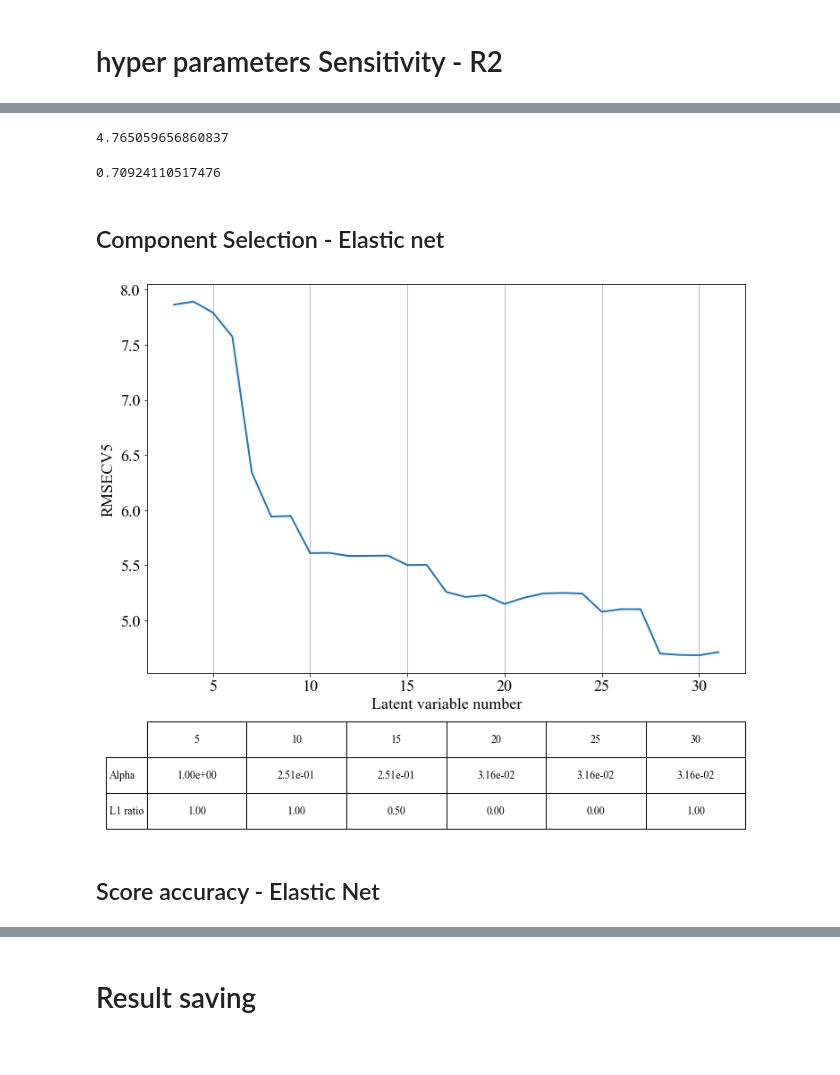
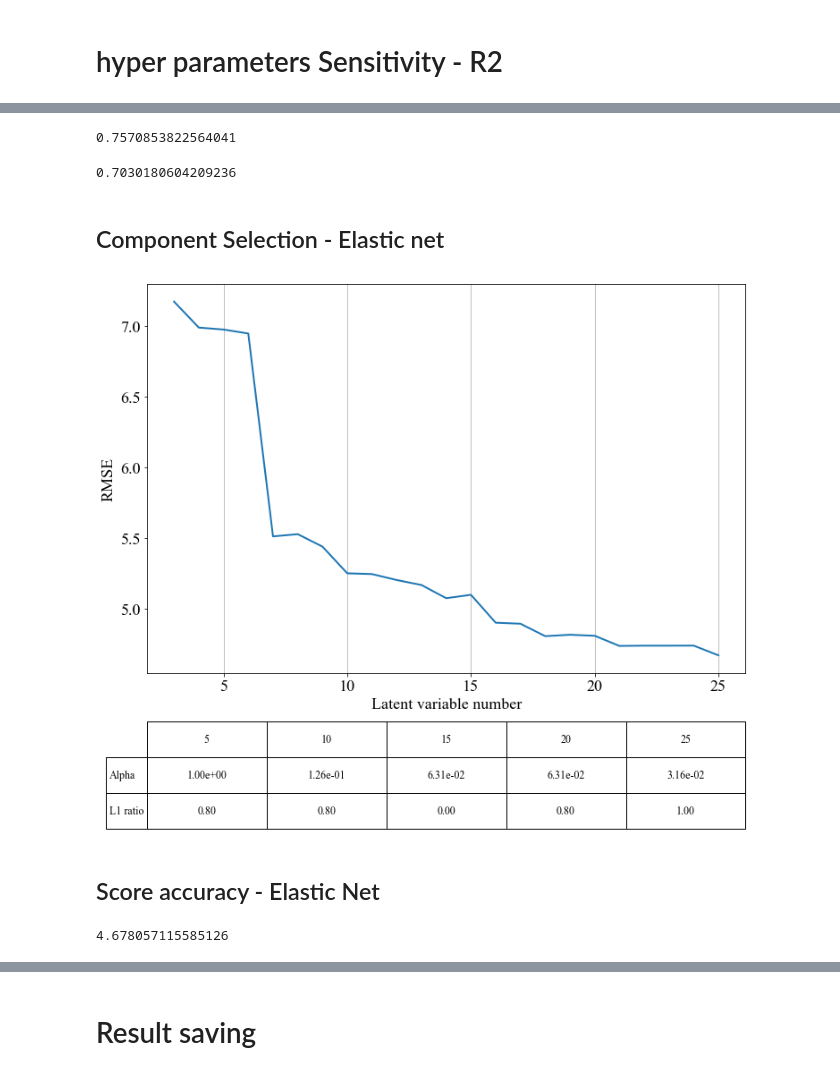
Before and after one commit to rudloffl/open-nirs, a Jupyter notebook: notebooks/C1 - regression elasticnet.ipynb, the cells around one changed output, grey strips where cells are left out. Cells and saved outputs as stored; diff of their text form; code cells hidden in the pictures.

Commit message:
RMSECV replaced by RMSE

```diff
--- a/notebooks/C1 - regression elasticnet.ipynb
+++ b/notebooks/C1 - regression elasticnet.ipynb
@@ -371,0 +379,12 @@ predsrmse = cross_val_predict(elnet, Xtrans, spectra['target'], cv=kf)
+# %%
+# RMSE TEST SCORE
+
+#Fit with best parameters
+Xtranstest = pipe1.transform(X_test)
+elnet = ElasticNet(random_state=0, max_iter=10000, **gridrmse.best_params_)
+elnet.fit(Xtrans, y_train)
+
+
+# Prediction on test set
+preds_test = elnet.predict(Xtranstest)
+(mean_squared_error(preds_test, y_test))**.5
@@ -379,7 +400,7 @@ param_grid = dict(alpha=alpha_range, l1_ratio=l1_ratio_range)
 elnet = ElasticNet(random_state=0)
 
 gridr2 = GridSearchCV(elnet, param_grid=param_grid, cv=kf, n_jobs=-2, scoring='r2') #'neg_mean_squared_error'
-gridr2.fit(Xtrans, spectra['target'])
+gridr2.fit(Xtrans, y_train)
 # %% [output]
 GridSearchCV(cv=KFold(n_splits=5, random_state=47, shuffle=False),
        error_score='raise',
@@ -419,13 +440,24 @@ plt.show()
 # %%
+# R2 CV train set
+
 elnet = ElasticNet(random_state=0, max_iter=10000, **gridr2.best_params_)
-predsr2 = cross_val_predict(elnet, Xtrans, spectra['target'], cv=kf)
-(mean_squared_error(preds, spectra['target']))**.5
+predsr2 = cross_val_predict(elnet, Xtrans, y_train, cv=kf)
+r2_score( y_train,predsr2 , )
 # %% [output]
-4.765059656860837
+0.7570853822564041
-# %%
-r2_score( spectra['target'],predsr2 , )#,multioutput='variance_weighted'
-# %% [output]
-0.70924110517476
+# %%
+# R2 CV test set
+
+elnet = ElasticNet(random_state=0, max_iter=10000, **gridr2.best_params_)
+#Fit with best parameters
+
+Xtranstest = pipe1.transform(X_test)
+elnet.fit(Xtrans, y_train)
+
+predsr2 = elnet.predict(Xtranstest)
+r2_score( y_test,predsr2 )
+# %% [output]
+0.7030180604209236
 # %% [markdown]
 ## Component Selection - Elastic net
 # %%
@@ -436,7 +468,7 @@ l1_ratio_opt = []
 
 for component in components:
     pipe1.set_params(pca__n_components=component)
-    Xtrans = pipe1.fit_transform(spectra)
+    Xtrans = pipe1.fit_transform(X_train)
 
     elnet = ElasticNet(random_state=0)
 
@@ -445,7 +477,7 @@ for component in components:
     param_grid = dict(alpha=alpha_range, l1_ratio=l1_ratio_range)
 
     gridpca = GridSearchCV(elnet, param_grid=param_grid, cv=kf, n_jobs=-2, scoring='neg_mean_squared_error')
-    gridpca.fit(Xtrans, spectra['target'])
+    gridpca.fit(Xtrans, y_train)
 
     alpha_opt.append(gridpca.best_params_['alpha'])
     l1_ratio_opt.append(gridpca.best_params_['l1_ratio'])
@@ -453,45 +485,62 @@ for component in components:
     elnet = ElasticNet(random_state=0, **gridpca.best_params_)
 
 
-    preds = cross_val_predict(elnet, Xtrans, spectra['target'], cv=kf, n_jobs=-2)
-    score = mean_squared_error(spectra['target'] , preds)
+    #preds = cross_val_predict(elnet, Xtrans, y_train, cv=kf, n_jobs=-2)
+    preds = gridpca.predict(pipe1.transform(X_test))
+    score = mean_squared_error(y_test , preds)
 
     rmsecv.append(score)
 # %%
 plt.figure(figsize=(12, 8))
 plt.plot(components, np.array(rmsecv)**.5, '-', linewidth=2)
-plt.ylabel('RMSECV5')
+plt.ylabel('RMSE')
 plt.xlabel('Latent variable number') #,labelpad=40
 
 steps = 5
 
 simp_alpha = []
 simp_l1 = []
 simp_comp = []
 
 for index, (comp, alpha, l1) in enumerate(zip(components, alpha_opt, l1_ratio_opt)):
     if (comp)%5 == 0:
         simp_alpha.append('{:.2e}'.format(alpha))
         simp_l1.append('{:.2f}'.format(l1))
         simp_comp.append('{}'.format(int(comp)))
 
 
 the_table = plt.table(cellText=[simp_alpha,simp_l1], rowLabels=['Alpha', 'L1 ratio'],
                       colLabels=simp_comp,
                       colLoc='center',
                       loc='bottom',
                       cellLoc='center',
                       bbox=[0, -.4, 1, 0.275])
 
 the_table.auto_set_font_size(True)
 the_table.set_fontsize(12)
 
 #plt.xticks(components, [])
 plt.grid(axis='x', which='both')
 plt.savefig('Elastic Net - components - RMSECV.png', bbox_inches='tight')
 plt.show()
 # %% [output]
-[figure, old version]
+[figure, new version]
 # %% [markdown]
 ## Score accuracy - Elastic Net
+# %%
+# Generate test results
+
+elnet = ElasticNet(random_state=0, max_iter=10000, **gridrmse.best_params_)
+
+#Fit with best parameters
+Xtrans = pipe1.fit_transform(X_train)
+elnet.fit(Xtrans, y_train)
+
+
+# Prediction on test set
+Xtranstest = pipe1.transform(X_test)
+preds_test = elnet.predict(Xtranstest)
+(mean_squared_error(preds_test, y_test))**.5
+# %% [output]
+4.678057115585126
 # %%
```
Also changed, not shown: parts of 37 cells of this notebook, 4 other files.
